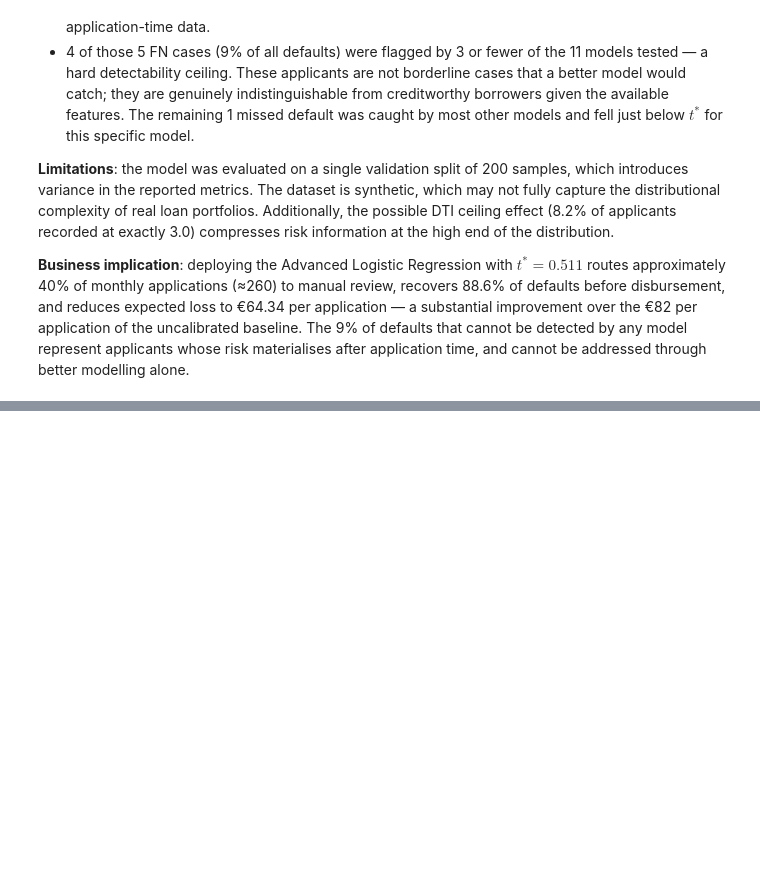
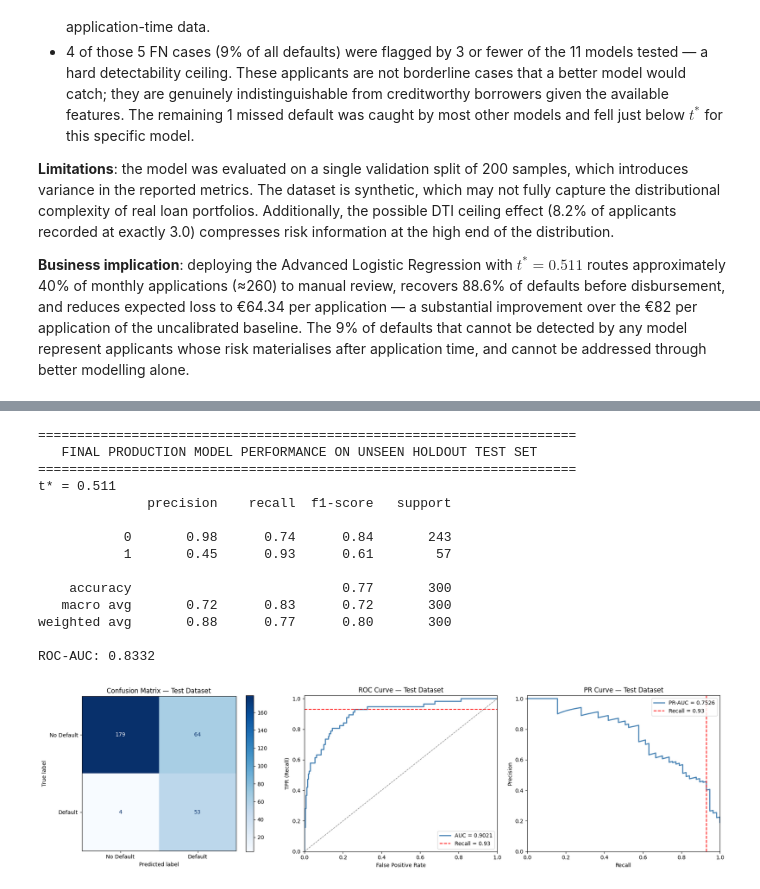
Before and after one commit to Than0316/ClearCredit, a Jupyter notebook: ML_final_project_B.ipynb, the cells around one changed output, grey strips where cells are left out. Saved outputs shown, nothing was run; the diff lists cells and outputs as text; code cells hidden in the pictures; blank space fills up the shorter version.

Commit message:
Final Evaluation added

```diff
--- a/ML_final_project_B.ipynb
+++ b/ML_final_project_B.ipynb
@@ -1291,0 +1300,69 @@ Across 11 models evaluated at their cost-optimal threshold $t^*$, **Advanced Log
+# %%
+# =====================================================================
+# SECTION 7: FINAL PRODUCTION TRAINING & TEST EVALUATION
+# =====================================================================
+from sklearn.preprocessing import StandardScaler
+from sklearn.linear_model import LogisticRegression
+from sklearn.metrics import classification_report, roc_auc_score, confusion_matrix, ConfusionMatrixDisplay
+
+# 1. Load both datasets
+TRAIN_DATA_URL = "https://raw.githubusercontent.com/Than0316/ClearCredit/main/data/track_b_loan_default_train.csv"
+TEST_DATA_URL = "https://raw.githubusercontent.com/Than0316/ClearCredit/main/data/track_b_loan_default_test.csv"
+
+df_full_train = pd.read_csv(TRAIN_DATA_URL)
+df_final_test = pd.read_csv(TEST_DATA_URL)
+
+# 2. Separate Features (X) and Target (y)
+X_full_train = df_full_train.drop(columns=['default'])
+y_full_train = df_full_train['default']
+
+X_final_test = df_final_test.drop(columns=['default'])
+y_final_test = df_final_test['default']
+
+# 3. Scale on FULL training data to prevent Data Leakage
+final_scaler = StandardScaler()
+X_full_train_scaled = final_scaler.fit_transform(X_full_train)
+X_final_test_scaled = final_scaler.transform(X_final_test)
+
+# 4. Initialize Production Model with optimal hyperparameters discovered in Section 4
+production_model = LogisticRegression(
+    C=0.001,
+    solver='liblinear',
+    class_weight='balanced',
+    random_state=42
+)
+
+# 5. Train on the entire training dataset (all 1200 rows)
+production_model.fit(X_full_train_scaled, y_full_train)
+
+# 6. Predict on the completely unseen holdout Test Dataset (300 rows)
+y_test_prob = production_model.predict_proba(X_final_test_scaled)[:, 1]
+
+# Apply the optimal threshold discovered during validation (t* = 0.511)
+OPTIMAL_THRESHOLD = 0.511
+y_test_pred = (y_test_prob >= OPTIMAL_THRESHOLD).astype(int)
+
+# 7. Print Final Performance Metrics
+print("=====================================================================")
+print("   FINAL PRODUCTION MODEL PERFORMANCE ON UNSEEN HOLDOUT TEST SET")
+print("=====================================================================")
+print(f"t* = {OPTIMAL_THRESHOLD:.3f}")
+print(classification_report(y_final_test, y_test_pred))
+print(f"ROC-AUC: {roc_auc_score(y_final_test, y_test_pred):.4f}")
+plot_model_evaluation("Test Dataset", y_final_test, y_test_pred, y_test_prob)
+# %% [output]
+=====================================================================
+   FINAL PRODUCTION MODEL PERFORMANCE ON UNSEEN HOLDOUT TEST SET
+=====================================================================
+t* = 0.511
+              precision    recall  f1-score   support
+
+           0       0.98      0.74      0.84       243
+           1       0.45      0.93      0.61        57
+
+    accuracy                           0.77       300
+   macro avg       0.72      0.83      0.72       300
+weighted avg       0.88      0.77      0.80       300
+
+ROC-AUC: 0.8332
+[figure, added]
```
Also changed, not shown: parts of 2 cells of this notebook.
